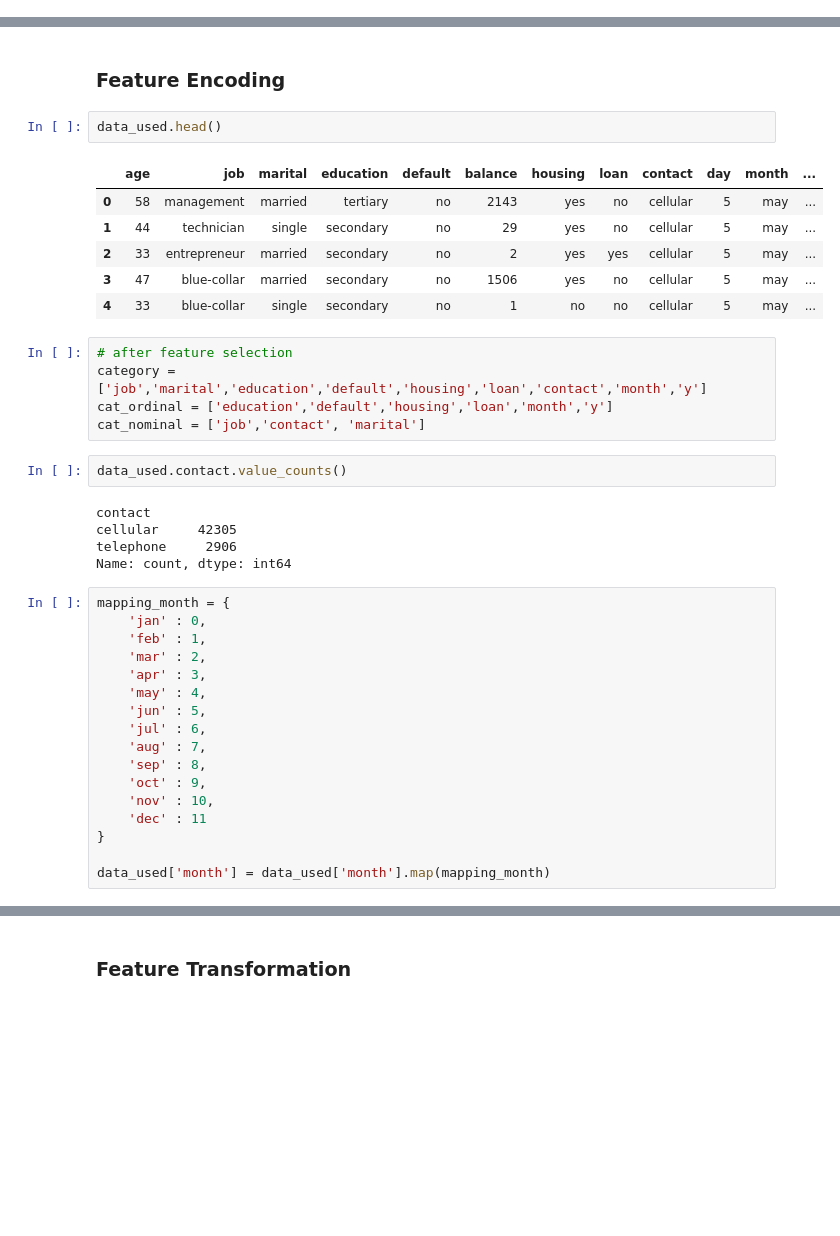
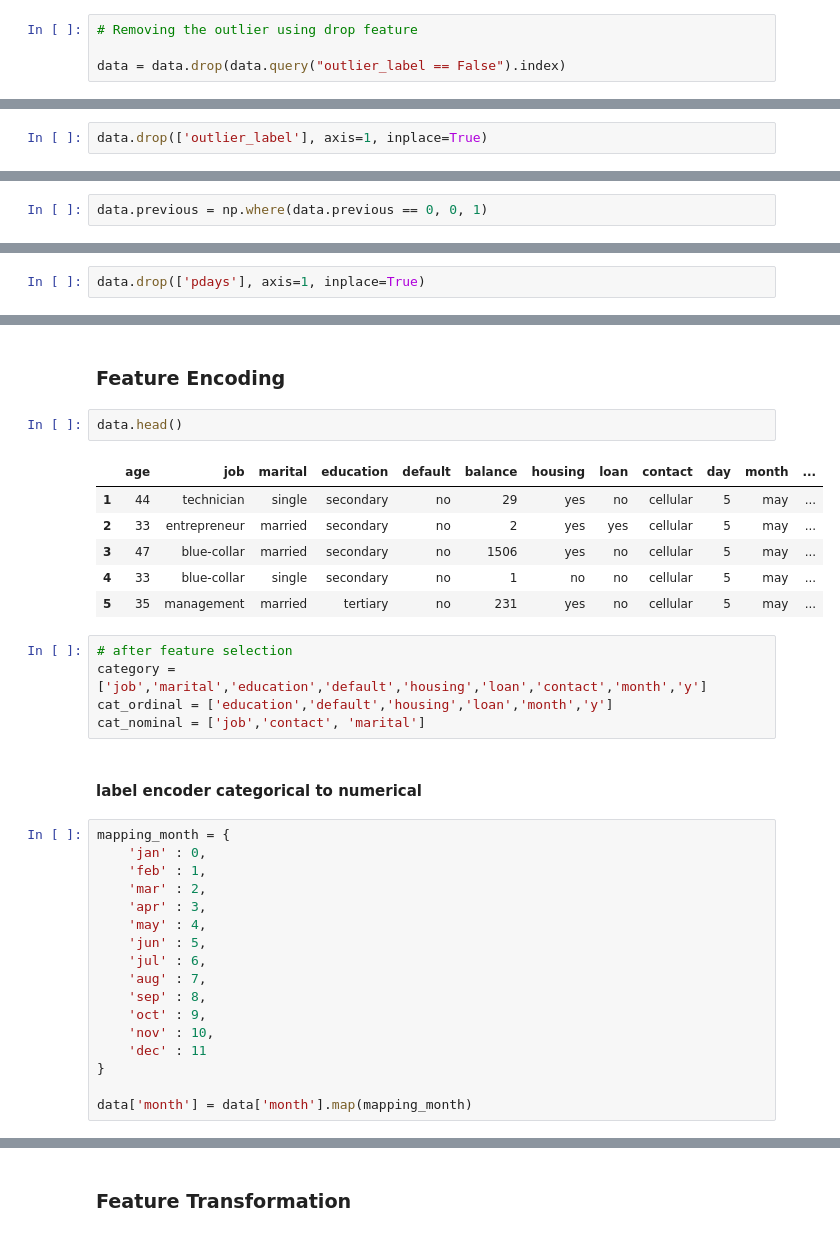
Before and after one commit to bagusatya08/Term-Deposit-Potential-Customer-Prediction, a Jupyter notebook: stage-2/pre-processing.ipynb, the cells around one changed output, grey strips where cells are left out. Drawn from its saved outputs; the diff is of its cells as text; blank space fills up the shorter version.

```diff
--- a/stage-2/pre-processing.ipynb
+++ b/stage-2/pre-processing.ipynb
@@ -198,0 +298,4 @@ output_normal.head()
+# %%
+# Removing the outlier using drop feature
+
+data = data.drop(data.query("outlier_label == False").index)
@@ -233,0 +322,2 @@ dtype: int64
+# %%
+data.drop(['outlier_label'], axis=1, inplace=True)
@@ -233,0 +354,2 @@ dtype: int64
+# %%
+data.previous = np.where(data.previous == 0, 0, 1)
@@ -235,0 +381,2 @@ dtype: int64
+# %%
+data.drop(['pdays'], axis=1, inplace=True)
@@ -236,26 +392,21 @@ dtype: int64
 # %% [markdown]
 ### Feature Encoding
 # %%
-data_used.head()
+data.head()
 # %% [output]
 |  | age | job | marital | education | default | balance | housing | loan | contact | day | month | ... |
-| 0 | 58 | management | married | tertiary | no | 2143 | yes | no | cellular | 5 | may | ... |
 | 1 | 44 | technician | single | secondary | no | 29 | yes | no | cellular | 5 | may | ... |
 | 2 | 33 | entrepreneur | married | secondary | no | 2 | yes | yes | cellular | 5 | may | ... |
 | 3 | 47 | blue-collar | married | secondary | no | 1506 | yes | no | cellular | 5 | may | ... |
 | 4 | 33 | blue-collar | single | secondary | no | 1 | no | no | cellular | 5 | may | ... |
+| 5 | 35 | management | married | tertiary | no | 231 | yes | no | cellular | 5 | may | ... |
 # %%
 # after feature selection
 category = ['job','marital','education','default','housing','loan','contact','month','y']
 cat_ordinal = ['education','default','housing','loan','month','y']
 cat_nominal = ['job','contact', 'marital']
-# %%
-data_used.contact.value_counts()
-# %% [output]
-contact
-cellular     42305
-telephone     2906
-Name: count, dtype: int64
+# %% [markdown]
+#### label encoder categorical to numerical
 # %%
 mapping_month = {
     'jan' : 0,
@@ -272,7 +423,7 @@ mapping_month = {
     'dec' : 11
 }
 
-data_used['month'] = data_used['month'].map(mapping_month)
+data['month'] = data['month'].map(mapping_month)
 # %%
 mapping_education = {
     'primary'   : 0,
```
Also changed, not shown: parts of 89 cells of this notebook.
